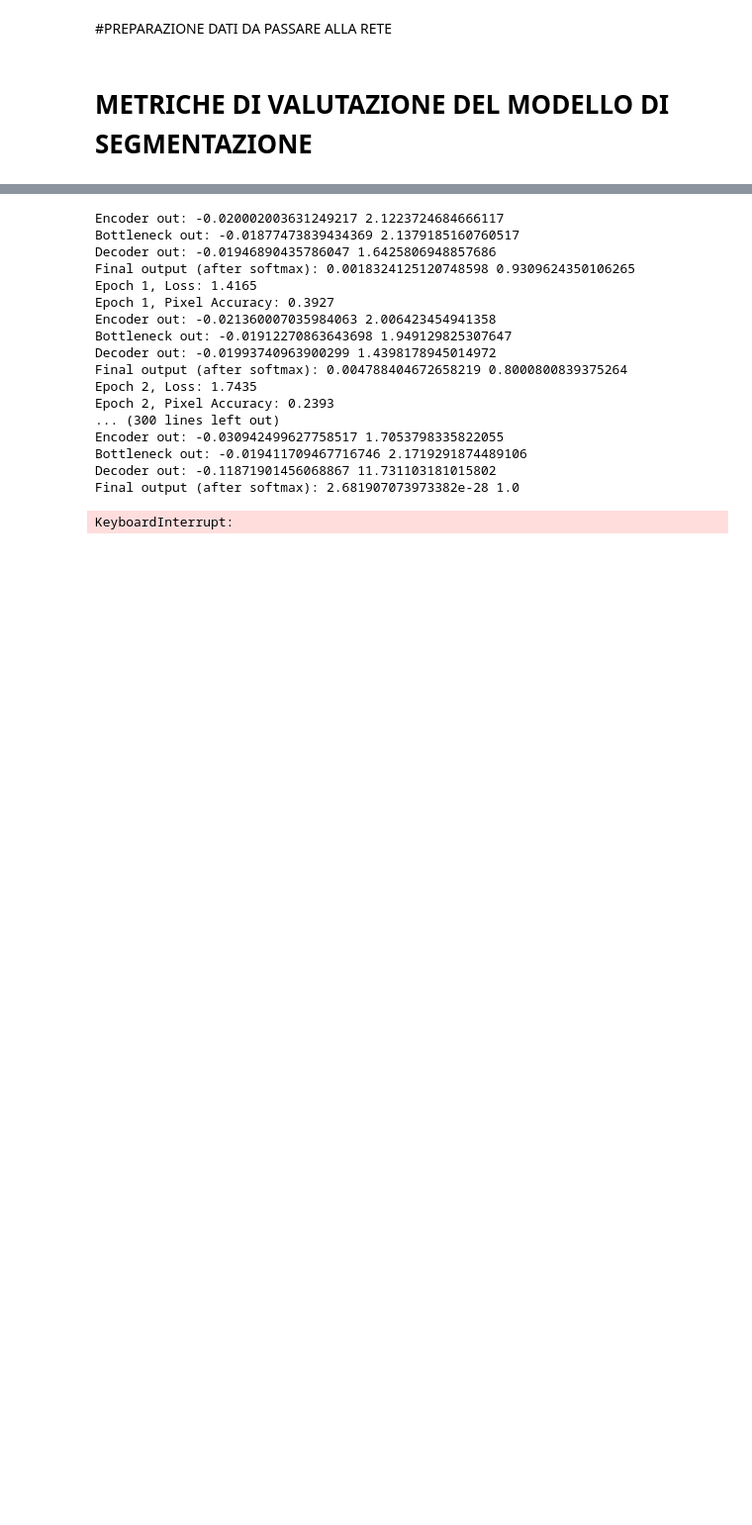
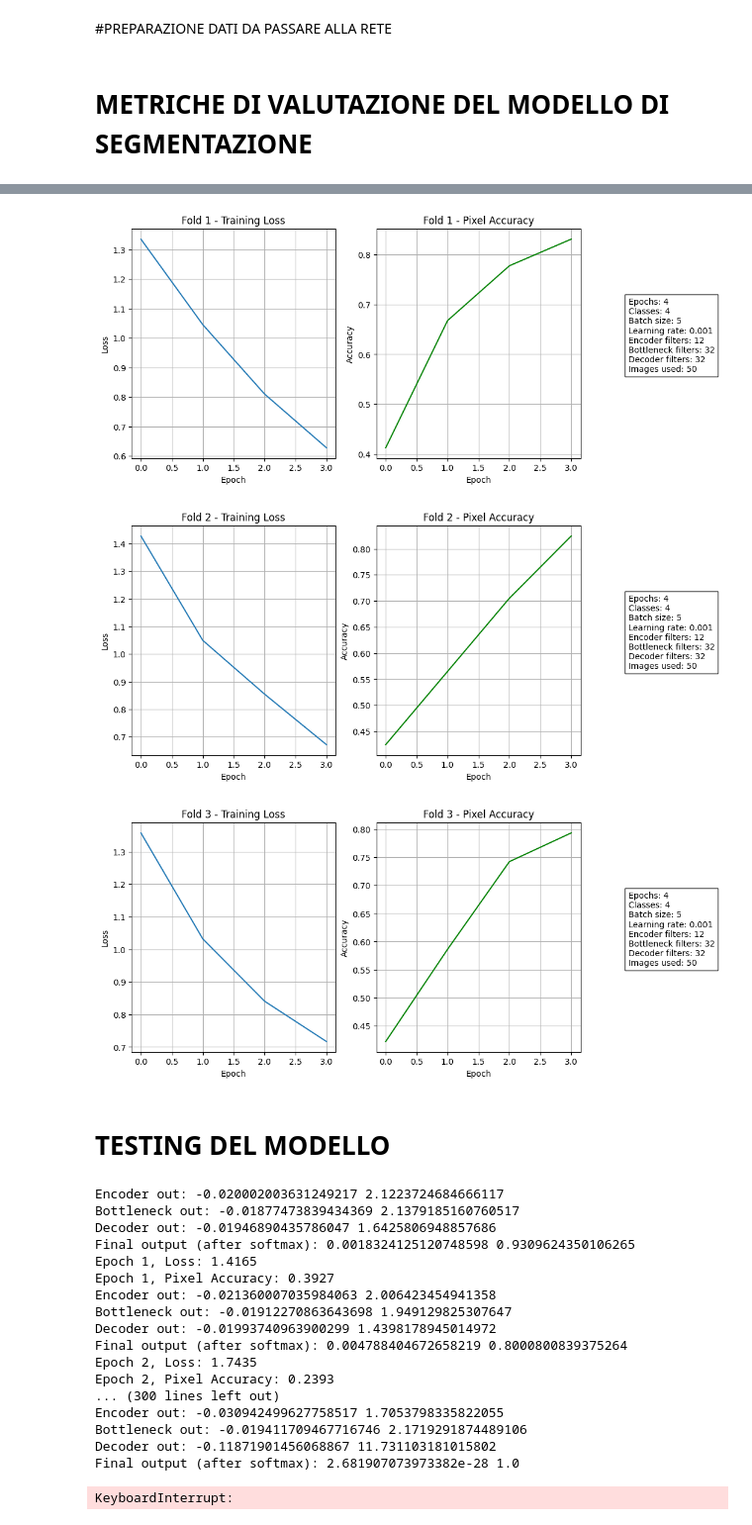
Before and after one commit to giuliasciortino/Alzheimer-Detection-Project, a Jupyter notebook: Alzheimer_detection_project.ipynb, the cells around one changed output, grey strips where cells are left out. Shown at 99% size. Cells and saved outputs as stored; diff of their text form; code cells hidden in the pictures; blank space fills up the shorter version.

Commit message:
grafici di andamento loss e pixel accuracy

```diff
--- a/Alzheimer_detection_project.ipynb
+++ b/Alzheimer_detection_project.ipynb
@@ -1166,8 +1162,8 @@ for cat in categories:
 combined = list(zip(image_paths, mask_paths))
 random.shuffle(combined)
 image_paths, mask_paths = zip(*combined)
-image_paths = list(image_paths[:1])
-mask_paths = list(mask_paths[:1])
+image_paths = list(image_paths[:50])
+mask_paths = list(mask_paths[:50])
 # %%
 # Funzione per creare i batch
 
@@ -1217,13 +1213,13 @@ def he_init(shape):
 # %%
 # Parametri e filtri
 
-num_epochs = 5
+num_epochs = 4
 n_classes = 4
-batch_size = 1
+batch_size = 5
 learning_rate = 1e-3
-n_filtri_enc = 32
-n_filtri_bottleneck = 64
-n_filtri_dec = 64
+n_filtri_enc = 12
+n_filtri_bottleneck = 32
+n_filtri_dec = 32
 
 filters = {
     "encoder1": he_init((n_filtri_enc, 3, 3, 1)),
@@ -1309,3 +1399,41 @@ def save_predictions_to_drive(predictions, mask_paths, output_base_dir):
+# %%
+for fold in range(k):
+  plt.figure(figsize=(15, 5))
+
+  # Training Loss
+  plt.subplot(1, 3, 1)
+  plt.plot(all_train_losses[fold], label='Train Loss')
+  plt.title(f'Fold {fold + 1} - Training Loss')
+  plt.xlabel('Epoch')
+  plt.ylabel('Loss')
+  plt.grid(True)
+
+  # Pixel Accuracy
+  plt.subplot(1, 3, 2)
+  plt.plot(all_train_accuracies[fold], label='Pixel Accuracy', color='green')
+  plt.title(f'Fold {fold + 1} - Pixel Accuracy')
+  plt.xlabel('Epoch')
+  plt.ylabel('Accuracy')
+  plt.grid(True)
+
+  params_text = (
+    f"Epochs: {num_epochs}\n"
+    f"Classes: {n_classes}\n"
+    f"Batch size: {batch_size}\n"
+    f"Learning rate: {learning_rate}\n"
+    f"Encoder filters: {n_filtri_enc}\n"
+    f"Bottleneck filters: {n_filtri_bottleneck}\n"
+    f"Decoder filters: {n_filtri_dec}\n"
+    f"Images used: 50"
+  )
+  plt.gcf().text(0.68, 0.4, params_text, fontsize=10, bbox=dict(facecolor='white', edgecolor='black'))
+  plt.show()
+# %% [output]
+[figure, added]
+[figure, added]
+[figure, added]
+# %% [markdown]
+# **TESTING DEL MODELLO**
 # %%
 X = []
 y = []
```
Also changed, not shown: parts of 6 cells of this notebook.
